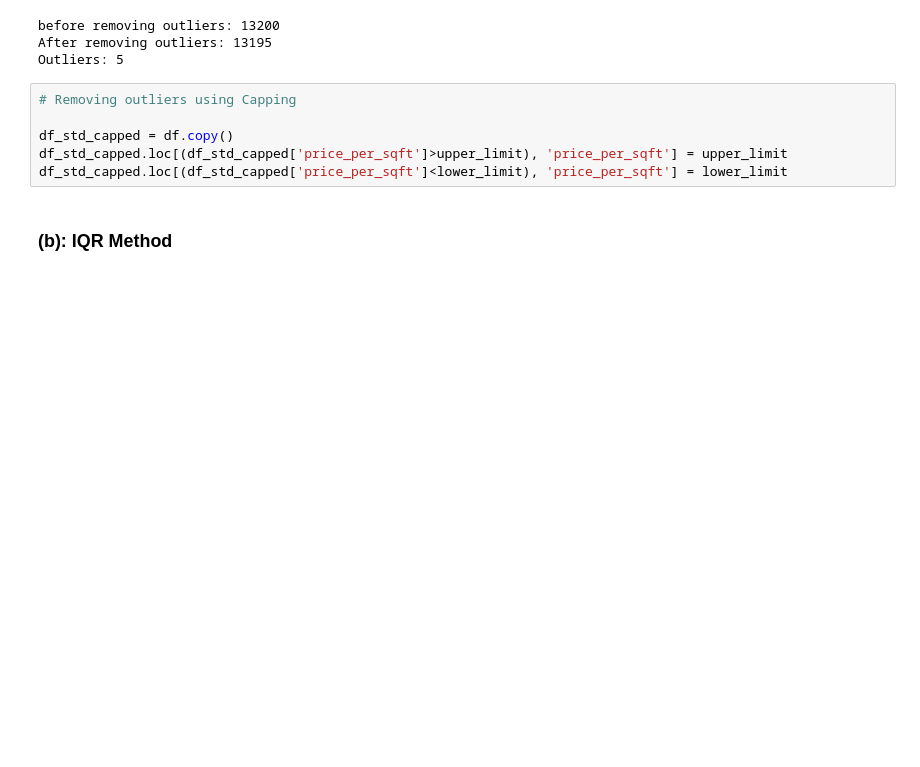
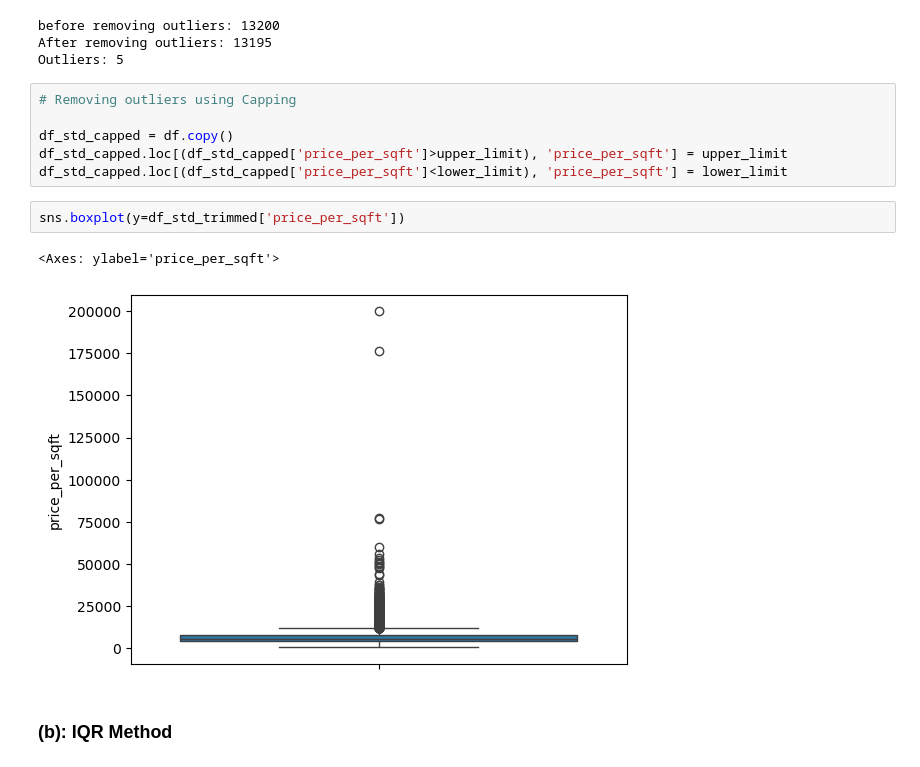
Before and after one commit to jumishafeeq/ML-Assignments, a Jupyter notebook: ML_Assignment.ipynb, the cells around one changed output. Saved outputs shown, nothing was run; the diff lists cells and outputs as text; blank space fills up the shorter version.

```diff
--- a/ML_Assignment.ipynb
+++ b/ML_Assignment.ipynb
@@ -133,6 +133,11 @@ Outliers: 5
 df_std_capped = df.copy()
 df_std_capped.loc[(df_std_capped['price_per_sqft']>upper_limit), 'price_per_sqft'] = upper_limit
 df_std_capped.loc[(df_std_capped['price_per_sqft']<lower_limit), 'price_per_sqft'] = lower_limit
+# %%
+sns.boxplot(y=df_std_trimmed['price_per_sqft'])
+# %% [output]
+<Axes: ylabel='price_per_sqft'>
+[figure, added]
 # %% [markdown]
 ### (b): IQR Method
 # %%
```
Also changed, not shown: parts of 6 cells of this notebook.
